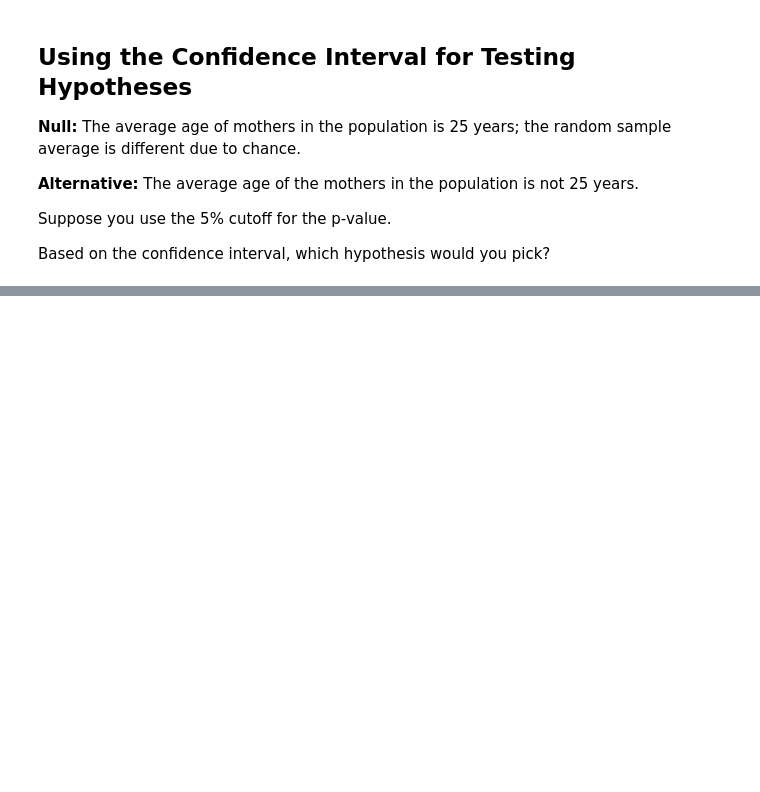
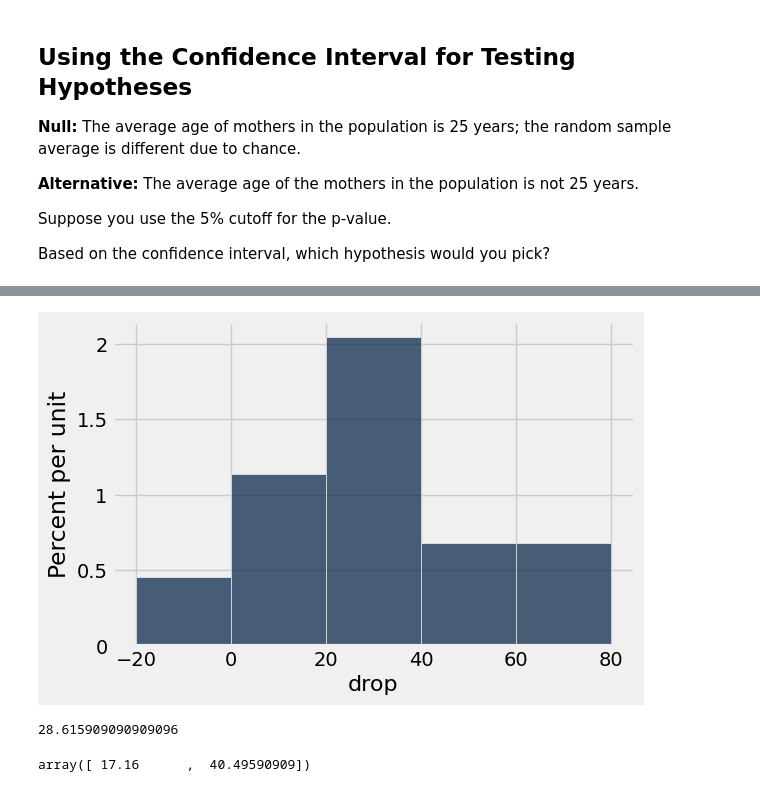
Before and after one commit to austinmohrnwu/24-fall-intro, a Jupyter notebook: lec24/lec24.ipynb, the cells around one changed output, grey strips where cells are left out. Cells and saved outputs as stored; diff of their text form; code cells hidden in the pictures; blank space fills up the shorter version.

Commit message:
lec24 update, hodgkins data

```diff
--- a/lec24/lec24.ipynb
+++ b/lec24/lec24.ipynb
@@ -169,0 +172,3 @@ Based on the confidence interval, which hypothesis would you pick?
+# %%
+hodgkins = Table.read_table('hodgkins.csv')
+hodgkins.show(5)
@@ -169,0 +183,5 @@ Based on the confidence interval, which hypothesis would you pick?
+# %%
+hodgkins = hodgkins.with_columns(
+    'drop', hodgkins.column('base') - hodgkins.column('month15')
+)
+hodgkins.show(5)
@@ -169,0 +196,8 @@ Based on the confidence interval, which hypothesis would you pick?
+# %%
+hodgkins.select('drop').hist(bins=np.arange(-20, 81, 20))
+# %% [output]
+[figure, added]
+# %%
+np.average(hodgkins.column('drop'))
+# %% [output]
+28.615909090909096
@@ -169,0 +214,8 @@ Based on the confidence interval, which hypothesis would you pick?
+# %%
+# Get the endpoints of the 99% confidence interval
+left = percentile(0.5, bstrap_means)
+right = percentile(99.5, bstrap_means)
+
+make_array(left, right)
+# %% [output]
+array([ 17.16      ,  40.49590909])
```
Also changed, not shown: parts of 13 cells of this notebook, 1 other file.
